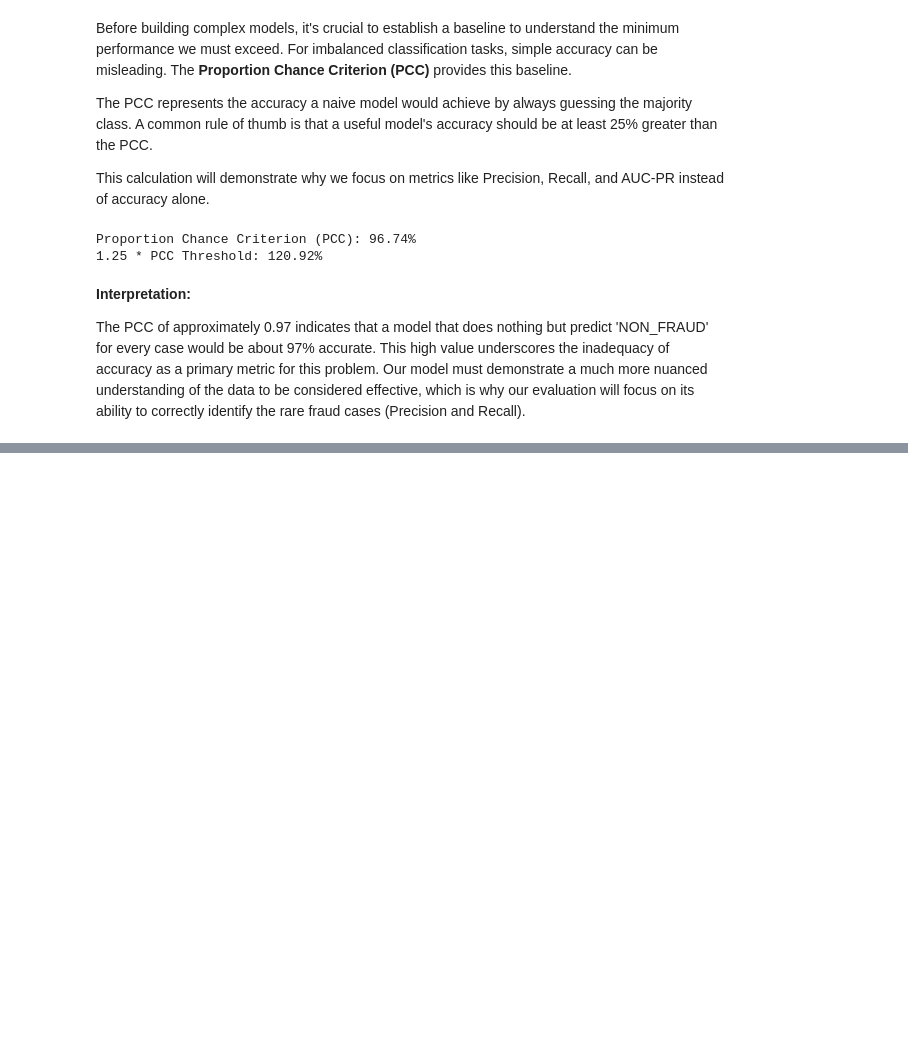
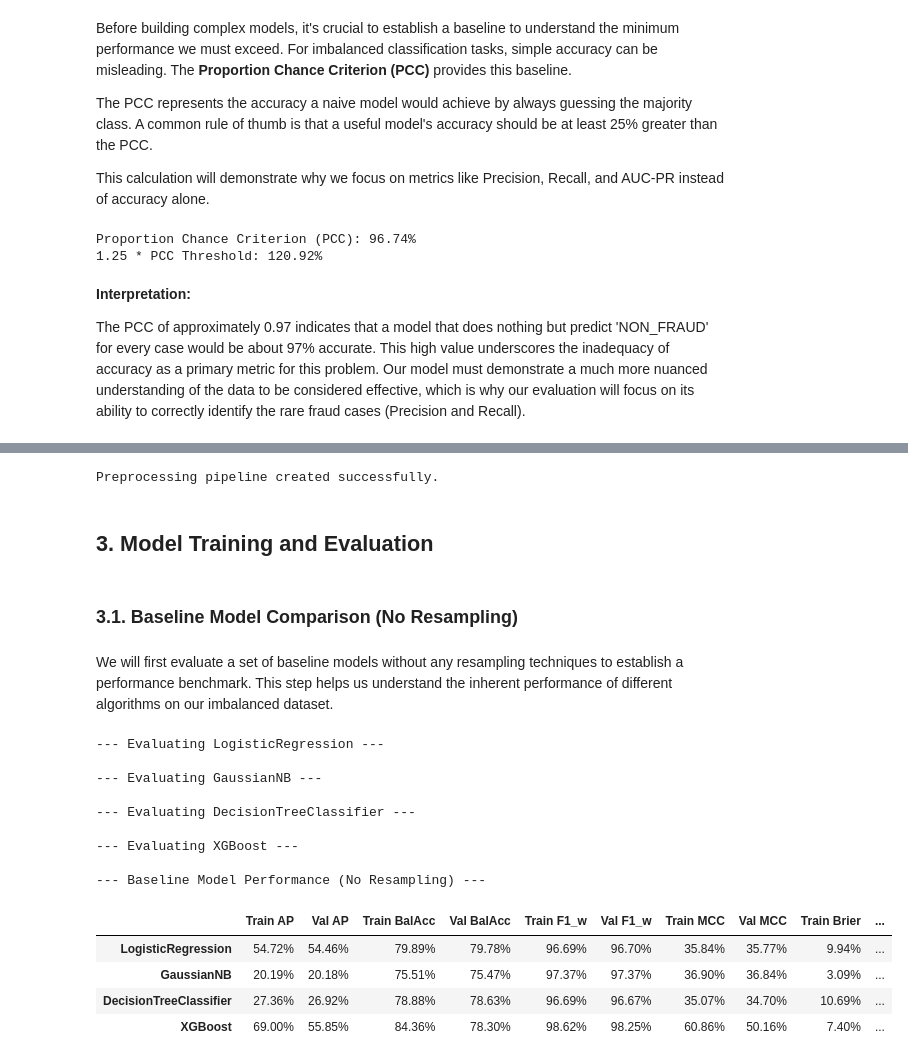
Before and after one commit to mjoshua97241/bank-fraud-detection-project, a Jupyter notebook: bank-fraud-detection-project/notebooks/5.0-mjv-model-training-and-evaluation.ipynb, the cells around one changed output, grey strips where cells are left out. Saved outputs shown, nothing was run; the diff lists cells and outputs as text; code cells hidden in the pictures; blank space fills up the shorter version.

```diff
--- a/bank-fraud-detection-project/notebooks/5.0-mjv-model-training-and-evaluation.ipynb
+++ b/bank-fraud-detection-project/notebooks/5.0-mjv-model-training-and-evaluation.ipynb
@@ -175,0 +197,20 @@ The PCC of approximately 0.97 indicates that a model that does nothing but predi
+# %%
+# Create the preprocessing pipeline
+preprocessor = ColumnTransformer(
+    transformers=[
+        ('num', StandardScaler(), numerical_features),
+        ('cat', OneHotEncoder(handle_unknown='ignore'), categorical_features)
+    ],
+    remainder='passthrough'  # Keep other columns (if any), though we expect none
+)
+
+print("Preprocessing pipeline created successfully.")
+# %% [output]
+Preprocessing pipeline created successfully.
+# %% [markdown]
+## 3. Model Training and Evaluation
+# %% [markdown]
+### 3.1. Baseline Model Comparison (No Resampling)
+# %% [markdown]
+We will first evaluate a set of baseline models without any resampling techniques to establish a performance benchmark.
+This step helps us understand the inherent performance of different algorithms on our imbalanced dataset.
@@ -175,0 +336,39 @@ The PCC of approximately 0.97 indicates that a model that does nothing but predi
+# %%
+# Define baseline models
+# For XGBoost, scale_pos_weight is calculated based on the training data imbalance
+# eval_metric is set to 'logloss' for general classification, but AUC-PR is also tracked
+models_dict = {
+    'LogisticRegression': LogisticRegression(max_iter=1000, class_weight='balanced', random_state=42),
+    'GaussianNB': GaussianNB(),
+    'DecisionTreeClassifier': DecisionTreeClassifier(random_state=42, class_weight='balanced', max_depth=8, min_samples_leaf=20, ccp_alpha=0.001),
+    'XGBoost': XGBClassifier(
+        scale_pos_weight=(len(y_train) - y_train.sum()) / y_train.sum(),
+        use_label_encoder=False,
+        eval_metric='logloss', # Use logloss for general evaluation, AUC-PR is tracked separately
+        random_state=42
+    )
+}
+# %%
+# Define cross-validation strategy
+cv = StratifiedKFold(n_splits=5, shuffle=True, random_state=42)
+
+# Run baseline evaluation
+baseline_results, baseline_results_formatted = auto_ml(X_train, y_train, models_dict, preprocessor, cv)
+
+print("\n--- Baseline Model Performance (No Resampling) ---")
+display(baseline_results_formatted)
+# %% [output]
+--- Evaluating LogisticRegression ---
+
+--- Evaluating GaussianNB ---
+
+--- Evaluating DecisionTreeClassifier ---
+
+--- Evaluating XGBoost ---
+
+--- Baseline Model Performance (No Resampling) ---
+|  | Train AP | Val AP | Train BalAcc | Val BalAcc | Train F1_w | Val F1_w | Train MCC | Val MCC | Train Brier | ... |
+| LogisticRegression | 54.72% | 54.46% | 79.89% | 79.78% | 96.69% | 96.70% | 35.84% | 35.77% | 9.94% | ... |
+| GaussianNB | 20.19% | 20.18% | 75.51% | 75.47% | 97.37% | 97.37% | 36.90% | 36.84% | 3.09% | ... |
+| DecisionTreeClassifier | 27.36% | 26.92% | 78.88% | 78.63% | 96.69% | 96.67% | 35.07% | 34.70% | 10.69% | ... |
+| XGBoost | 69.00% | 55.85% | 84.36% | 78.30% | 98.62% | 98.25% | 60.86% | 50.16% | 7.40% | ... |
```
Also changed, not shown: parts of 20 cells of this notebook, 6 other files.
